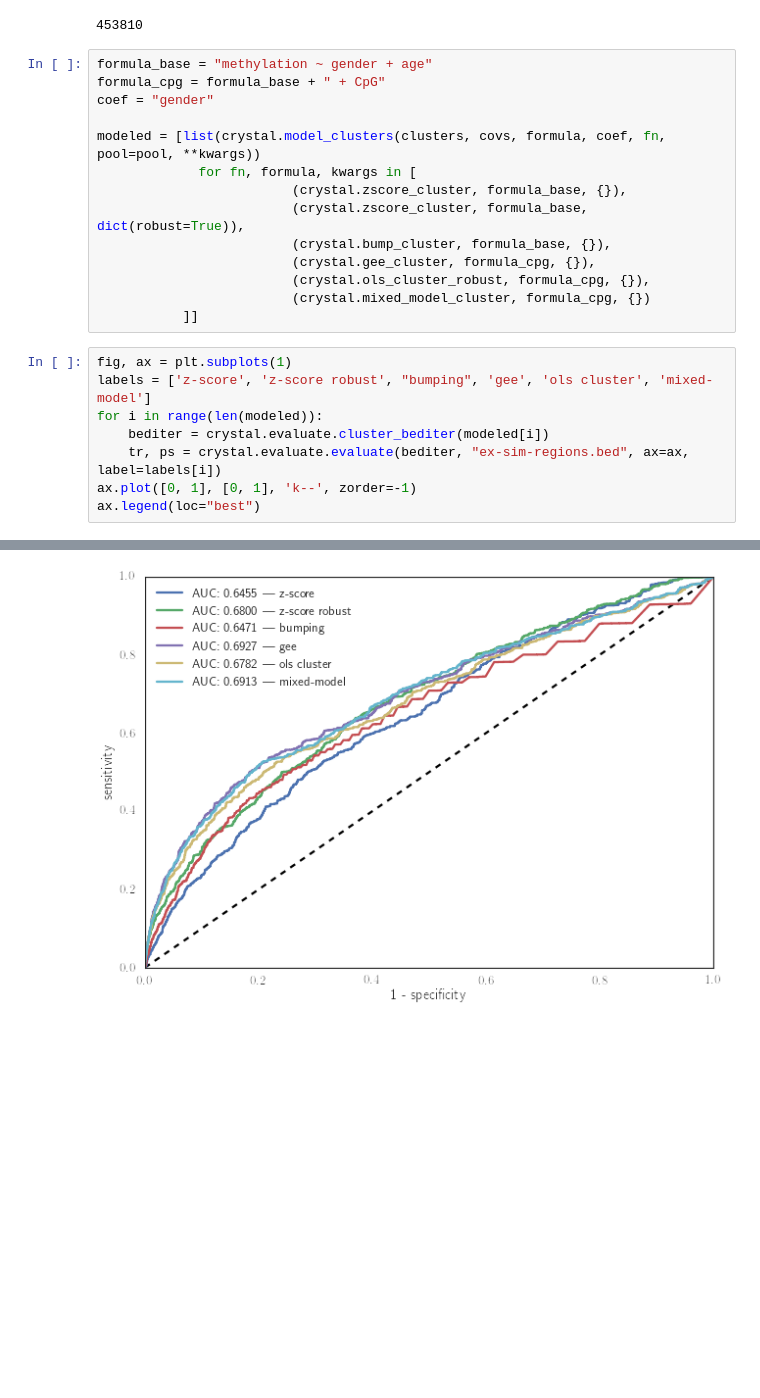
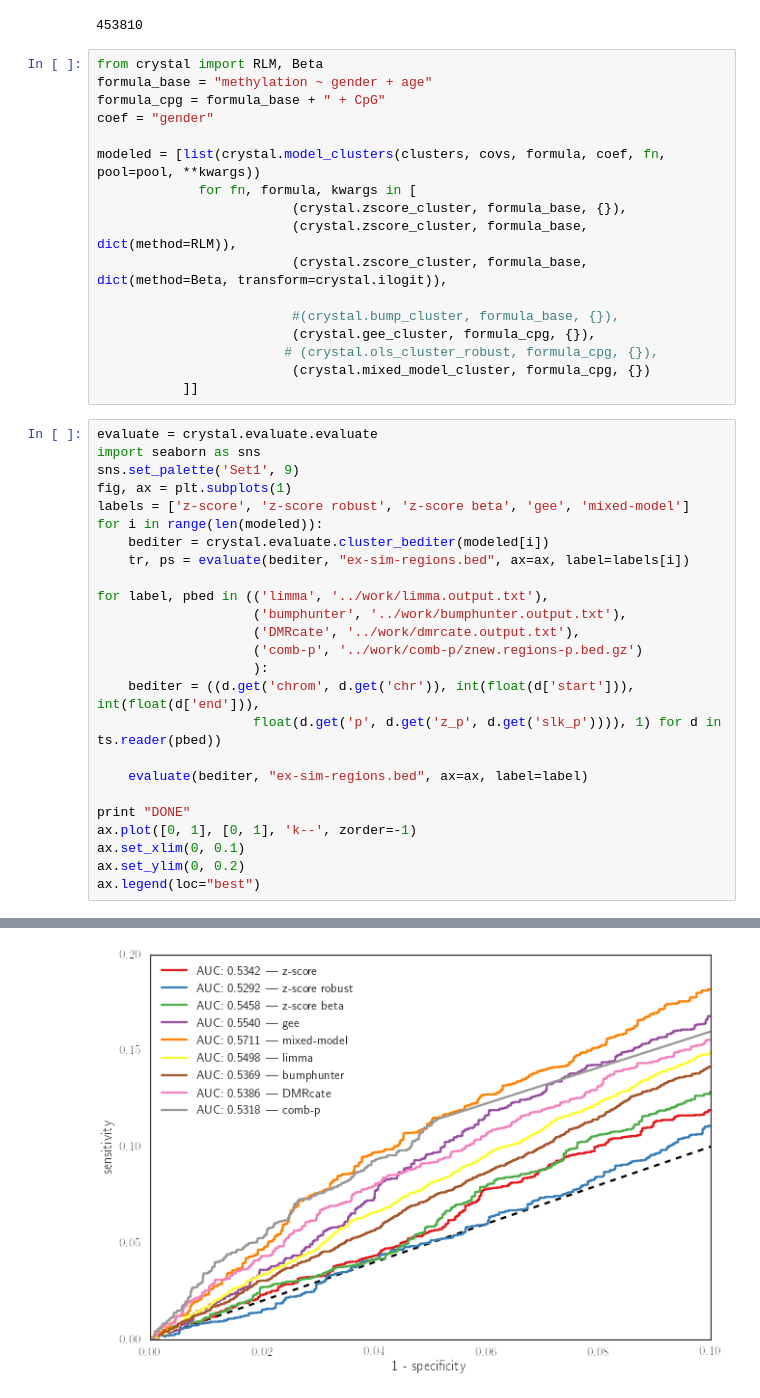
Before and after one commit to brentp/crystal, a Jupyter notebook: notebooks/crystal-compare-external.ipynb, the cells around one changed output, grey strips where cells are left out. Saved outputs shown, nothing was run; the diff lists cells and outputs as text; blank space fills up the shorter version.

```diff
--- a/notebooks/crystal-compare-external.ipynb
+++ b/notebooks/crystal-compare-external.ipynb
@@ -63,6 +71,7 @@ print sum(len(c) for c in clusters)
 # %% [output]
 453810
 # %%
+from crystal import RLM, Beta
 formula_base = "methylation ~ gender + age"
 formula_cpg = formula_base + " + CpG"
 coef = "gender"
@@ -70,18 +79,37 @@ coef = "gender"
 modeled = [list(crystal.model_clusters(clusters, covs, formula, coef, fn, pool=pool, **kwargs))
              for fn, formula, kwargs in [
                          (crystal.zscore_cluster, formula_base, {}),
-                         (crystal.zscore_cluster, formula_base, dict(robust=True)),
-                         (crystal.bump_cluster, formula_base, {}),
+                         (crystal.zscore_cluster, formula_base, dict(method=RLM)),
+                         (crystal.zscore_cluster, formula_base, dict(method=Beta, transform=crystal.ilogit)),
+
+                         #(crystal.bump_cluster, formula_base, {}),
                          (crystal.gee_cluster, formula_cpg, {}),
-                         (crystal.ols_cluster_robust, formula_cpg, {}),
+                        # (crystal.ols_cluster_robust, formula_cpg, {}),
                          (crystal.mixed_model_cluster, formula_cpg, {})
            ]]
 # %%
+evaluate = crystal.evaluate.evaluate
+import seaborn as sns
+sns.set_palette('Set1', 9)
 fig, ax = plt.subplots(1)
-labels = ['z-score', 'z-score robust', "bumping", 'gee', 'ols cluster', 'mixed-model']
+labels = ['z-score', 'z-score robust', 'z-score beta', 'gee', 'mixed-model']
 for i in range(len(modeled)):
     bediter = crystal.evaluate.cluster_bediter(modeled[i])
-    tr, ps = crystal.evaluate.evaluate(bediter, "ex-sim-regions.bed", ax=ax, label=labels[i])
+    tr, ps = evaluate(bediter, "ex-sim-regions.bed", ax=ax, label=labels[i])
+
+for label, pbed in (('limma', '../work/limma.output.txt'),
+                    ('bumphunter', '../work/bumphunter.output.txt'),
+                    ('DMRcate', '../work/dmrcate.output.txt'),
+                    ('comb-p', '../work/comb-p/znew.regions-p.bed.gz')
+                    ):
+    bediter = ((d.get('chrom', d.get('chr')), int(float(d['start'])), int(float(d['end'])),
+                    float(d.get('p', d.get('z_p', d.get('slk_p')))), 1) for d in ts.reader(pbed))
+
+    evaluate(bediter, "ex-sim-regions.bed", ax=ax, label=label)
+
+print "DONE"
 ax.plot([0, 1], [0, 1], 'k--', zorder=-1)
+ax.set_xlim(0, 0.1)
+ax.set_ylim(0, 0.2)
 ax.legend(loc="best")
 # %% [output]
@@ -94,2 +126,2 @@ AUC: 0.6913 | mixed-model 453810
 <matplotlib.legend.Legend at 0x...>
-[figure, old version]
+[figure, new version]
```
Also changed, not shown: parts of 3 cells of this notebook, 10 other files.
